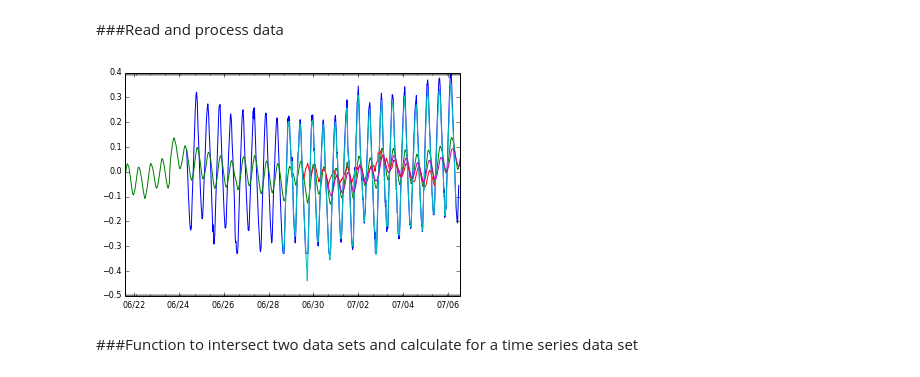
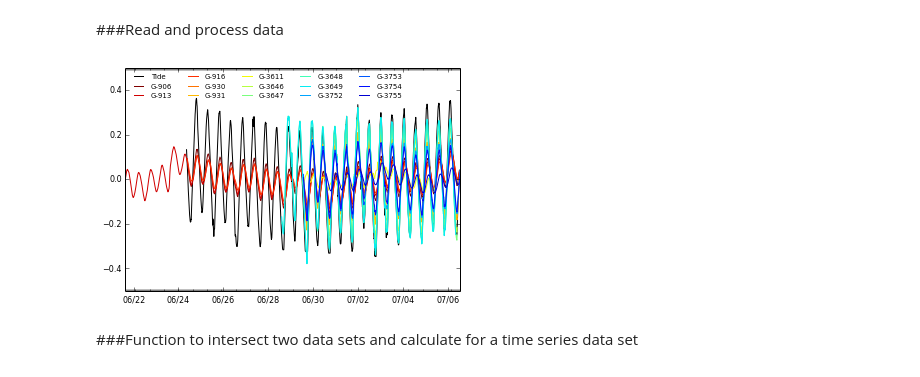
Before and after one commit to jdhughes-usgs/IPyNB, a Jupyter notebook: Tidal/FerrisTidalDataAnalysis_DE.ipynb, the cells around one changed output. Drawn from its saved outputs; the diff is of its cells as text; code cells hidden in the pictures.

```diff
--- a/Tidal/FerrisTidalDataAnalysis_DE.ipynb
+++ b/Tidal/FerrisTidalDataAnalysis_DE.ipynb
@@ -5,12 +5,13 @@ import sys
 import math
 import datetime
 import pandas as pd
+import scipy.signal as signl
 import scipy.linalg as splin
 import scipy.optimize as sciopt
 from matplotlib import dates as mdates
 #--default matplotlib
 rcParams['mathtext.default'] = 'regular'
-rcParams['legend.fontsize']  = 8
+rcParams['legend.fontsize']  = 7
 rcParams['axes.labelsize']   = 8
 rcParams['xtick.labelsize']  = 8
 rcParams['ytick.labelsize']  = 8
@@ -163,49 +164,55 @@ def parse_data(fname):
     dtime = array(dtime)
     stage = array(stage)
     stage -= average(stage)
+    stage = signl.detrend(stage)
     return dtime, stage
 # %%
 data_dir = os.path.join('data')
 tide_file = 'DE_Tide.csv'
-#tide_file = 'VAKey_6min.csv'
 cat_file = 'DE_Catalog.csv'
 tide_datetime, tide_v = parse_data(os.path.join(data_dir,tide_file))
-#tide_v /= 3.28081
 tide = ['tide', 0.0, tide_datetime, tide_v]
 time_min = tide_datetime[0]
 time_max = tide_datetime[-1]
 dt_sec = (tide_datetime[1] - tide_datetime[0]).total_seconds()
 fo = open(os.path.join(data_dir,cat_file), 'r')
 gw_data = []
 for line in fo:
     if len(line) < 1:
         break
+    if line[0] == '#':
+        continue
     tc = line.strip().replace(' ','').split(',')
     station = tc[0]
     x = float(tc[2])
     dtime, dv = parse_data(os.path.join(data_dir,tc[1]))
     gw_data.append([station, x, dtime, dv])
     time_min = min(time_min, dtime[0])
     time_max = max(time_max, dtime[-1])
 fo.close()
 #--create time_all
 tstep = datetime.timedelta(seconds=dt_sec)
 dt = time_min
 time_all = []
 while dt <= time_max:
     time_all.append(dt)
     dt += tstep
 time_all = array(time_all)
 #--plot raw normalized data
 ax = subplot(1,1,1)
 dtime, dv = tide[2], tide[3]
-ax.plot(dtime, dv, linewidth=1.0)
-for [station,x,gtime,gv] in gw_data:
-    ax.plot(gtime, gv, linewidth=1.0)
+ax.plot(dtime, dv, linewidth=1.0, color='black', label='Tide')
+nstat = len(gw_data)
+for istat,[station,x,gtime,gv] in enumerate(gw_data):
+    fcolor = float(istat) / float(nstat)
+    ax.plot(gtime, gv, linewidth=1.0, color=cm.jet_r(fcolor), label=station)
 set_daysFmt(ax)
+l = ax.legend(loc='best',ncol=5)
+l.draw_frame(False)
+ax.set_ylim(-0.5,0.5)
 show()
 # %% [output]
-[figure, old version]
+[figure, new version]
 # %% [markdown]
 ###Function to intersect two data sets and calculate for a time series data set
 # %%
```
Also changed, not shown: parts of 12 cells of this notebook, 11 other files.
